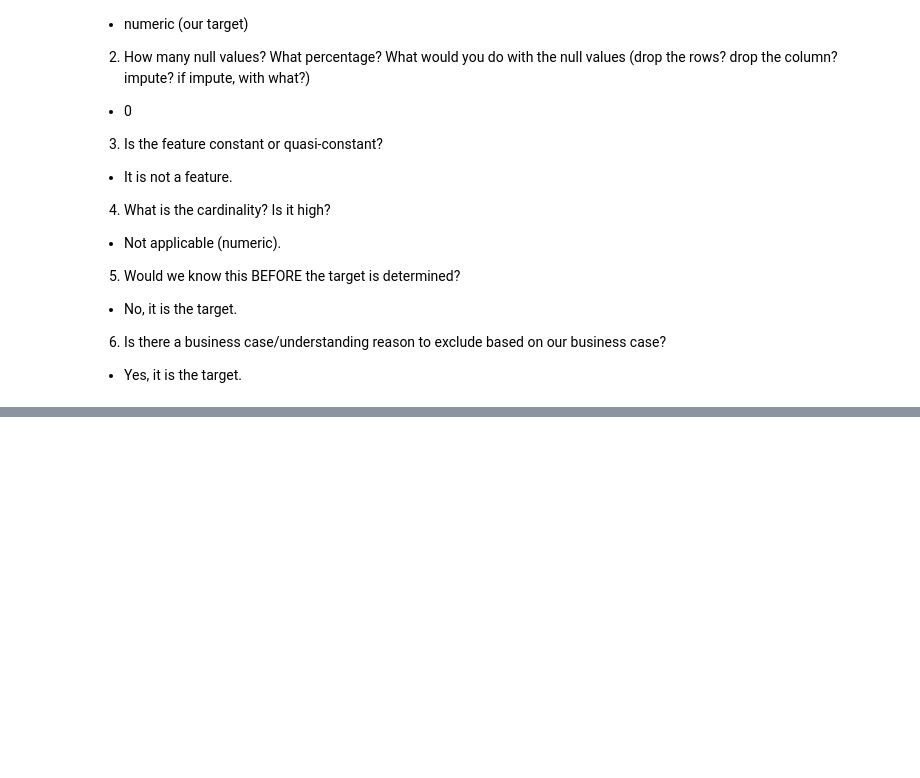
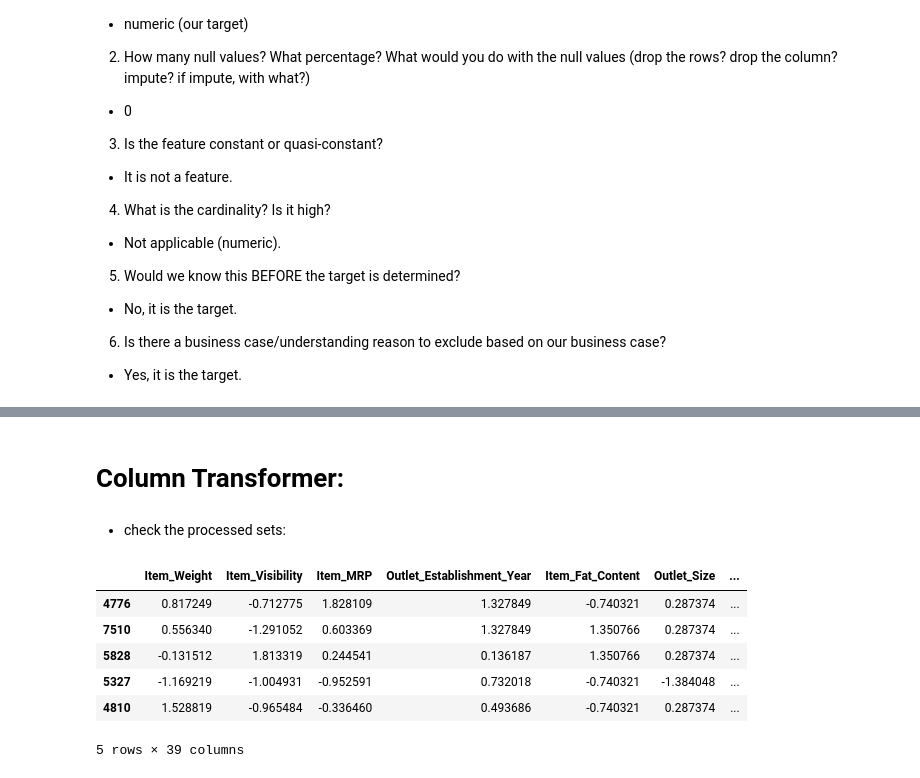
Before and after one commit to dina-masry/Prediction-of-Product-Sales, a Jupyter notebook: Prediction_of_Product_Sales.ipynb, the cells around one changed output, grey strips where cells are left out. Saved outputs shown, nothing was run; the diff lists cells and outputs as text; code cells hidden in the pictures; blank space fills up the shorter version.

```diff
--- a/Prediction_of_Product_Sales.ipynb
+++ b/Prediction_of_Product_Sales.ipynb
@@ -1203,0 +1267,5 @@ explore_numeric(df,'Item_Outlet_Sales');
+# %%
+df['Item_Fat_Content']= df['Item_Fat_Content'].replace('LF','Low Fat')
+df['Item_Fat_Content']= df['Item_Fat_Content'].replace('low fat','Low Fat')
+df['Item_Fat_Content']= df['Item_Fat_Content'].replace('reg','Regular')
+df['Item_Fat_Content'].value_counts()
@@ -1203,0 +1280,52 @@ explore_numeric(df,'Item_Outlet_Sales');
+# %%
+y =df['Item_Outlet_Sales']
+X = df.drop(columns='Item_Outlet_Sales')
+X_train, X_test, y_train, y_test = train_test_split(X,y,random_state=42)
+# %% [markdown]
+# Column Transformer:
+# %%
+# split features based on their types
+num_cols = X_train.select_dtypes('number').columns
+ord_cols =['Item_Fat_Content','Outlet_Size']
+cat_cols = X_train.select_dtypes('object').drop(ord_cols,axis=1).columns
+# %%
+#for numeric features ->(SimpleImputer, StandardScaler)
+num_imputer = SimpleImputer(strategy='mean')
+num_scaler = StandardScaler()
+num_pipeline = make_pipeline(num_imputer,num_scaler)
+num_tuple = ('numeric',num_pipeline,num_cols)
+
+#for ordinal features ->(SimpleImputer , OrdinalEncoder , StandardScaler)
+ord_imputer= SimpleImputer(strategy='most_frequent')
+ord_categories_fat_content = ['Low Fat','Regular']
+ord_categories_size = ['Small','Medium','High']
+categories =[ord_categories_fat_content,ord_categories_size]
+ord_encoder = OrdinalEncoder(categories= categories)
+ord_scaler = StandardScaler()
+ord_pipeline = make_pipeline(ord_imputer,ord_encoder,ord_scaler)
+ord_tuple = ('ordinal',ord_pipeline,ord_cols)
+
+#for categorical features ->(SimpleImputer , OneHotEncoder)
+cat_imputer = SimpleImputer(strategy='constant',fill_value ='MISSING')
+cat_encoder = OneHotEncoder(handle_unknown='ignore',sparse_output=False)
+cat_pipeline = make_pipeline(cat_imputer,cat_encoder)
+cat_tuple = ('categorical',cat_pipeline,cat_cols)
+#define a column transformer
+col_transformer = ColumnTransformer([num_tuple,ord_tuple,cat_tuple],verbose_feature_names_out=False)
+#fit the transformer
+col_transformer.fit(X_train)
+#transform on training and testing sets
+X_train_processed = col_transformer.transform(X_train)
+X_test_processed = col_transformer.transform(X_test)
+# %% [markdown]
+- check the processed sets:
+# %%
+X_train_processed.head()
+# %% [output]
+|  | Item_Weight | Item_Visibility | Item_MRP | Outlet_Establishment_Year | Item_Fat_Content | Outlet_Size | ... |
+| 4776 | 0.817249 | -0.712775 | 1.828109 | 1.327849 | -0.740321 | 0.287374 | ... |
+| 7510 | 0.556340 | -1.291052 | 0.603369 | 1.327849 | 1.350766 | 0.287374 | ... |
+| 5828 | -0.131512 | 1.813319 | 0.244541 | 0.136187 | 1.350766 | 0.287374 | ... |
+| 5327 | -1.169219 | -1.004931 | -0.952591 | 0.732018 | -0.740321 | -1.384048 | ... |
+| 4810 | 1.528819 | -0.965484 | -0.336460 | 0.493686 | -0.740321 | 0.287374 | ... |
+5 rows × 39 columns
```
Also changed, not shown: parts of 17 cells of this notebook.
